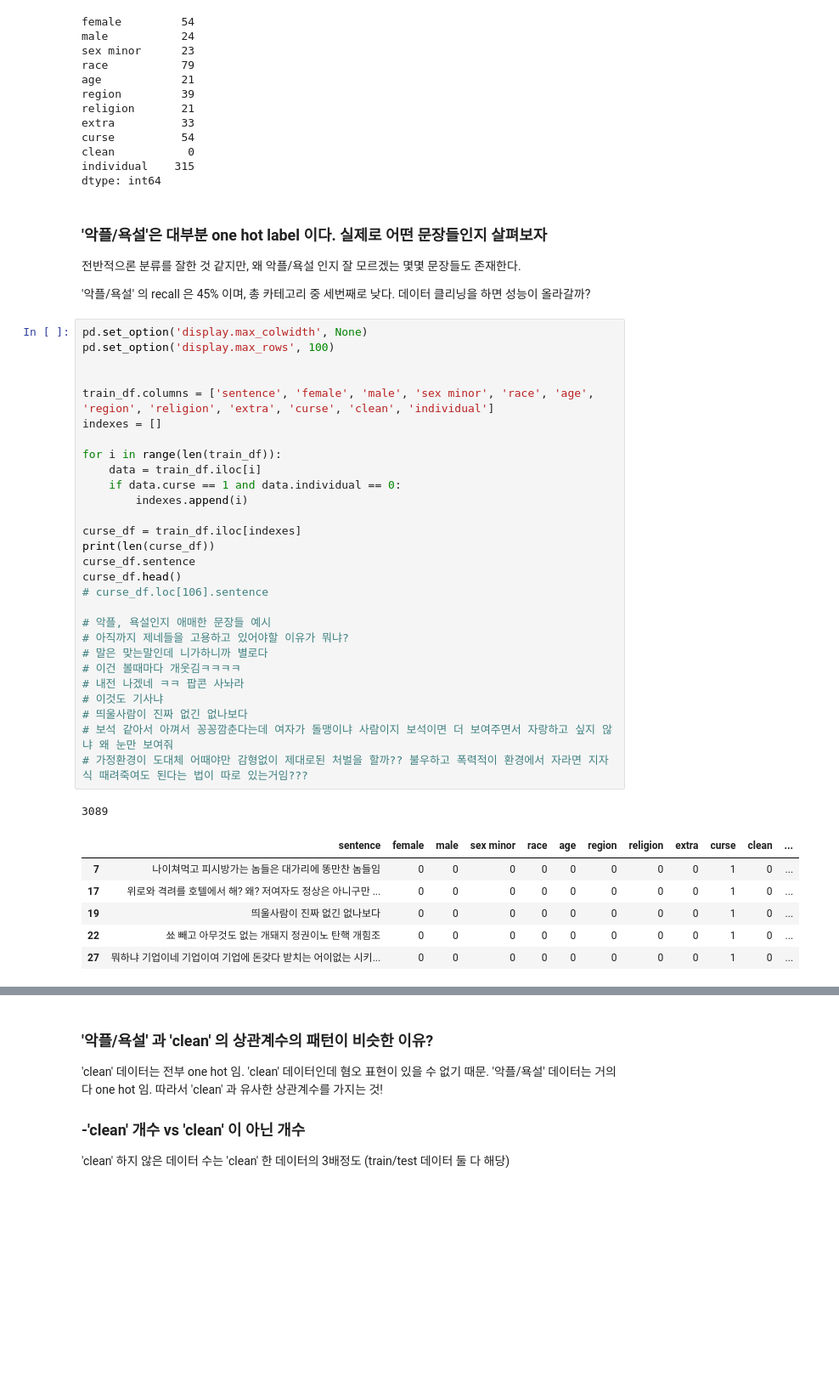
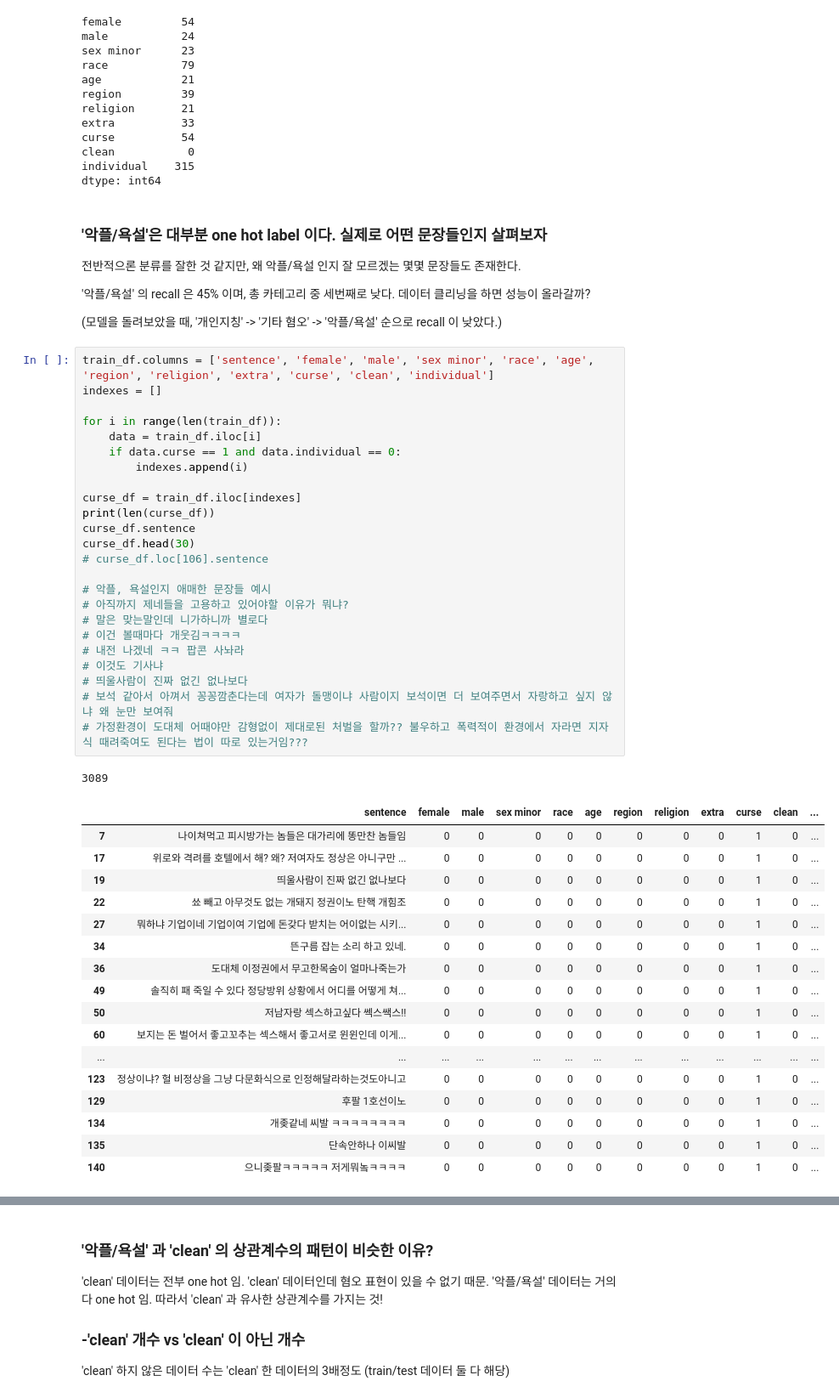
Before and after one commit to kdy20401/hatred-expression-classifier, a Jupyter notebook: data_analysis.ipynb, the cells around one changed output, grey strips where cells are left out. Shown at 85% size. Cells and saved outputs as stored; diff of their text form; blank space fills up the shorter version.

```diff
--- a/data.ipynb
+++ b/data_analysis.ipynb
@@ -305,41 +311,50 @@ dtype: int64
 전반적으론 분류를 잘한 것 같지만, 왜 악플/욕설 인지 잘 모르겠는 몇몇 문장들도 존재한다.
 
 '악플/욕설' 의 recall 은 45% 이며, 총 카테고리 중 세번째로 낮다. 데이터 클리닝을 하면 성능이 올라갈까?
+
+(모델을 돌려보았을 때, '개인지칭' -> '기타 혐오' -> '악플/욕설' 순으로 recall 이 낮았다.)
 # %%
-pd.set_option('display.max_colwidth', None)
-pd.set_option('display.max_rows', 100)
-
-
 train_df.columns = ['sentence', 'female', 'male', 'sex minor', 'race', 'age', 'region', 'religion', 'extra', 'curse', 'clean', 'individual']
 indexes = []
 
 for i in range(len(train_df)):
     data = train_df.iloc[i]
     if data.curse == 1 and data.individual == 0:
         indexes.append(i)
 
 curse_df = train_df.iloc[indexes]
 print(len(curse_df))
 curse_df.sentence
-curse_df.head()
+curse_df.head(30)
 # curse_df.loc[106].sentence
 
 # 악플, 욕설인지 애매한 문장들 예시
 # 아직까지 제네들을 고용하고 있어야할 이유가 뭐냐?
 # 말은 맞는말인데 니가하니까 별로다
 # 이건 볼때마다 개웃김ㅋㅋㅋㅋ
 # 내전 나겠네 ㅋㅋ 팝콘 사놔라
 # 이것도 기사냐
 # 띄울사람이 진짜 없긴 없나보다
 # 보석 같아서 아껴서 꽁꽁깜춘다는데 여자가 돌맹이냐 사람이지 보석이면 더 보여주면서 자랑하고 싶지 않냐 왜 눈만 보여줘
 # 가정환경이 도대체 어때야만 감형없이 제대로된 처벌을 할까?? 불우하고 폭력적이 환경에서 자라면 지자식 때려죽여도 된다는 법이 따로 있는거임???
 # %% [output]
 3089
 |  | sentence | female | male | sex minor | race | age | region | religion | extra | curse | clean | ... |
 | 7 | 나이쳐먹고 피시방가는 놈들은 대가리에 똥만찬 놈들임 | 0 | 0 | 0 | 0 | 0 | 0 | 0 | 0 | 1 | 0 | ... |
 | 17 | 위로와 격려를 호텔에서 해? 왜? 저여자도 정상은 아니구만 ... | 0 | 0 | 0 | 0 | 0 | 0 | 0 | 0 | 1 | 0 | ... |
 | 19 | 띄울사람이 진짜 없긴 없나보다 | 0 | 0 | 0 | 0 | 0 | 0 | 0 | 0 | 1 | 0 | ... |
 | 22 | 쑈 빼고 아무것도 없는 개돼지 정권이노 탄핵 개힘조 | 0 | 0 | 0 | 0 | 0 | 0 | 0 | 0 | 1 | 0 | ... |
 | 27 | 뭐하냐 기업이네 기업이여 기업에 돈갖다 받치는 어이없는 시키... | 0 | 0 | 0 | 0 | 0 | 0 | 0 | 0 | 1 | 0 | ... |
+| 34 | 뜬구름 잡는 소리 하고 있네. | 0 | 0 | 0 | 0 | 0 | 0 | 0 | 0 | 1 | 0 | ... |
+| 36 | 도대체 이정권에서 무고한목숨이 얼마나죽는가 | 0 | 0 | 0 | 0 | 0 | 0 | 0 | 0 | 1 | 0 | ... |
+| 49 | 솔직히 패 죽일 수 있다 정당방위 상황에서 어디를 어떻게 쳐... | 0 | 0 | 0 | 0 | 0 | 0 | 0 | 0 | 1 | 0 | ... |
+| 50 | 저남자랑 섹스하고싶다 쎅스쌕스!! | 0 | 0 | 0 | 0 | 0 | 0 | 0 | 0 | 1 | 0 | ... |
+| 60 | 보지는 돈 벌어서 좋고꼬추는 섹스해서 좋고서로 윈윈인데 이게... | 0 | 0 | 0 | 0 | 0 | 0 | 0 | 0 | 1 | 0 | ... |
+| ... | ... | ... | ... | ... | ... | ... | ... | ... | ... | ... | ... | ... |
+| 123 | 정상이냐? 헐 비정상을 그냥 다문화식으로 인정해달라하는것도아니고 | 0 | 0 | 0 | 0 | 0 | 0 | 0 | 0 | 1 | 0 | ... |
+| 129 | 후팔 1호선이노 | 0 | 0 | 0 | 0 | 0 | 0 | 0 | 0 | 1 | 0 | ... |
+| 134 | 개좆같네 씨발 ㅋㅋㅋㅋㅋㅋㅋㅋ | 0 | 0 | 0 | 0 | 0 | 0 | 0 | 0 | 1 | 0 | ... |
+| 135 | 단속안하나 이씨발 | 0 | 0 | 0 | 0 | 0 | 0 | 0 | 0 | 1 | 0 | ... |
+| 140 | 으니좆팔ㅋㅋㅋㅋㅋ 저게뭐놐ㅋㅋㅋㅋ | 0 | 0 | 0 | 0 | 0 | 0 | 0 | 0 | 1 | 0 | ... |
 # %% [markdown]
 ### '기타 혐오' 데이터 분석
```
Also changed, not shown: parts of 8 cells of this notebook, 3 other files.
